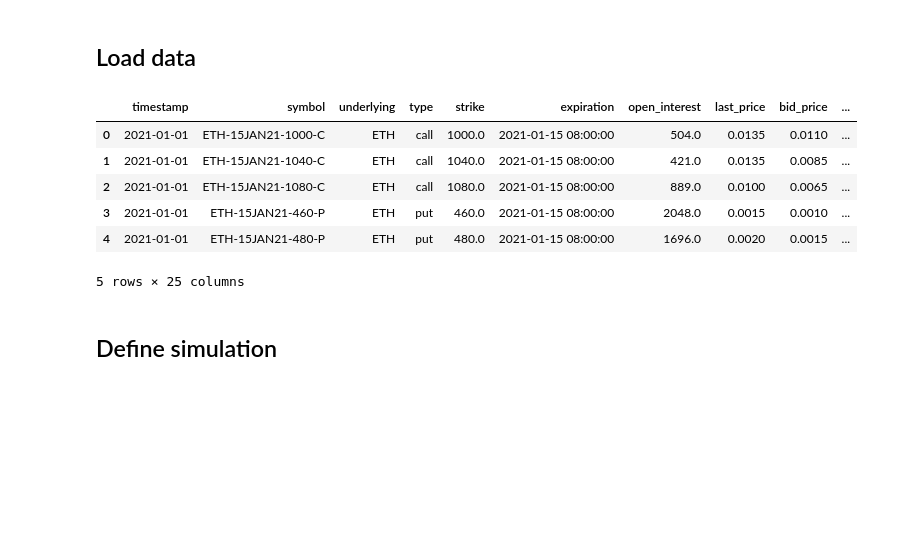
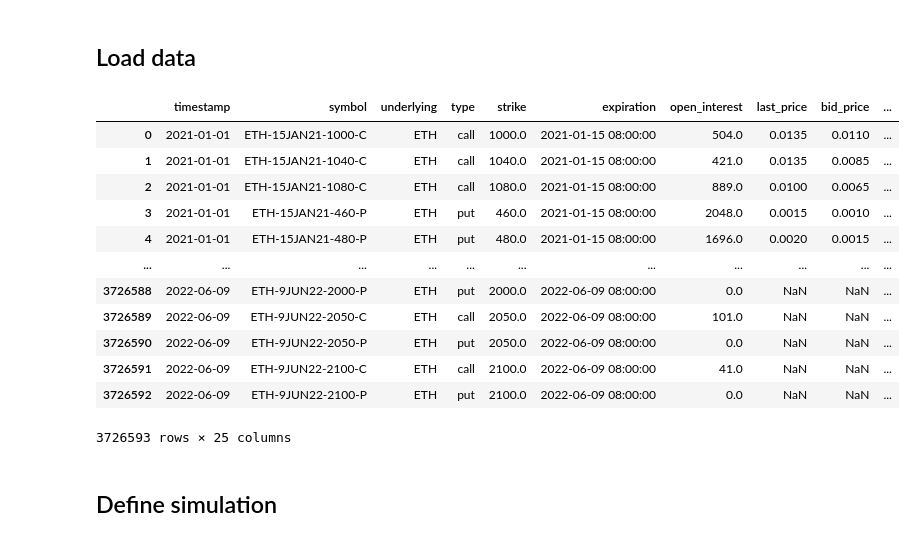
Before and after one commit to CenitFinance/option-strategy-simulator, a Jupyter notebook: notebooks/example.ipynb, the cells around one changed output. Cells and saved outputs as stored; diff of their text form; code cells hidden in the pictures; blank space fills up the shorter version.

```diff
--- a/notebooks/example.ipynb
+++ b/notebooks/example.ipynb
@@ -23,10 +16,0 @@ chain_timeline = OptionChainTimeline(eth_df)
-# %%
-eth_df.head()
-# %% [output]
-|  | timestamp | symbol | underlying | type | strike | expiration | open_interest | last_price | bid_price | ... |
-| 0 | 2021-01-01 | ETH-15JAN21-1000-C | ETH | call | 1000.0 | 2021-01-15 08:00:00 | 504.0 | 0.0135 | 0.0110 | ... |
-| 1 | 2021-01-01 | ETH-15JAN21-1040-C | ETH | call | 1040.0 | 2021-01-15 08:00:00 | 421.0 | 0.0135 | 0.0085 | ... |
-| 2 | 2021-01-01 | ETH-15JAN21-1080-C | ETH | call | 1080.0 | 2021-01-15 08:00:00 | 889.0 | 0.0100 | 0.0065 | ... |
-| 3 | 2021-01-01 | ETH-15JAN21-460-P | ETH | put | 460.0 | 2021-01-15 08:00:00 | 2048.0 | 0.0015 | 0.0010 | ... |
-| 4 | 2021-01-01 | ETH-15JAN21-480-P | ETH | put | 480.0 | 2021-01-15 08:00:00 | 1696.0 | 0.0020 | 0.0015 | ... |
-5 rows × 25 columns
@@ -33,3 +52,19 @@ eth_df.head()
+# %%
+asset_df
+# %% [output]
+|  | timestamp | symbol | underlying | type | strike | expiration | open_interest | last_price | bid_price | ... |
+| 0 | 2021-01-01 | ETH-15JAN21-1000-C | ETH | call | 1000.0 | 2021-01-15 08:00:00 | 504.0 | 0.0135 | 0.0110 | ... |
+| 1 | 2021-01-01 | ETH-15JAN21-1040-C | ETH | call | 1040.0 | 2021-01-15 08:00:00 | 421.0 | 0.0135 | 0.0085 | ... |
+| 2 | 2021-01-01 | ETH-15JAN21-1080-C | ETH | call | 1080.0 | 2021-01-15 08:00:00 | 889.0 | 0.0100 | 0.0065 | ... |
+| 3 | 2021-01-01 | ETH-15JAN21-460-P | ETH | put | 460.0 | 2021-01-15 08:00:00 | 2048.0 | 0.0015 | 0.0010 | ... |
+| 4 | 2021-01-01 | ETH-15JAN21-480-P | ETH | put | 480.0 | 2021-01-15 08:00:00 | 1696.0 | 0.0020 | 0.0015 | ... |
+| ... | ... | ... | ... | ... | ... | ... | ... | ... | ... | ... |
+| 3726588 | 2022-06-09 | ETH-9JUN22-2000-P | ETH | put | 2000.0 | 2022-06-09 08:00:00 | 0.0 | NaN | NaN | ... |
+| 3726589 | 2022-06-09 | ETH-9JUN22-2050-C | ETH | call | 2050.0 | 2022-06-09 08:00:00 | 101.0 | NaN | NaN | ... |
+| 3726590 | 2022-06-09 | ETH-9JUN22-2050-P | ETH | put | 2050.0 | 2022-06-09 08:00:00 | 0.0 | NaN | NaN | ... |
+| 3726591 | 2022-06-09 | ETH-9JUN22-2100-C | ETH | call | 2100.0 | 2022-06-09 08:00:00 | 41.0 | NaN | NaN | ... |
+| 3726592 | 2022-06-09 | ETH-9JUN22-2100-P | ETH | put | 2100.0 | 2022-06-09 08:00:00 | 0.0 | NaN | NaN | ... |
+3726593 rows × 25 columns
 # %% [markdown]
 ## Define simulation
 # %%
```
Also changed, not shown: parts of 8 cells of this notebook, 1 other file.
